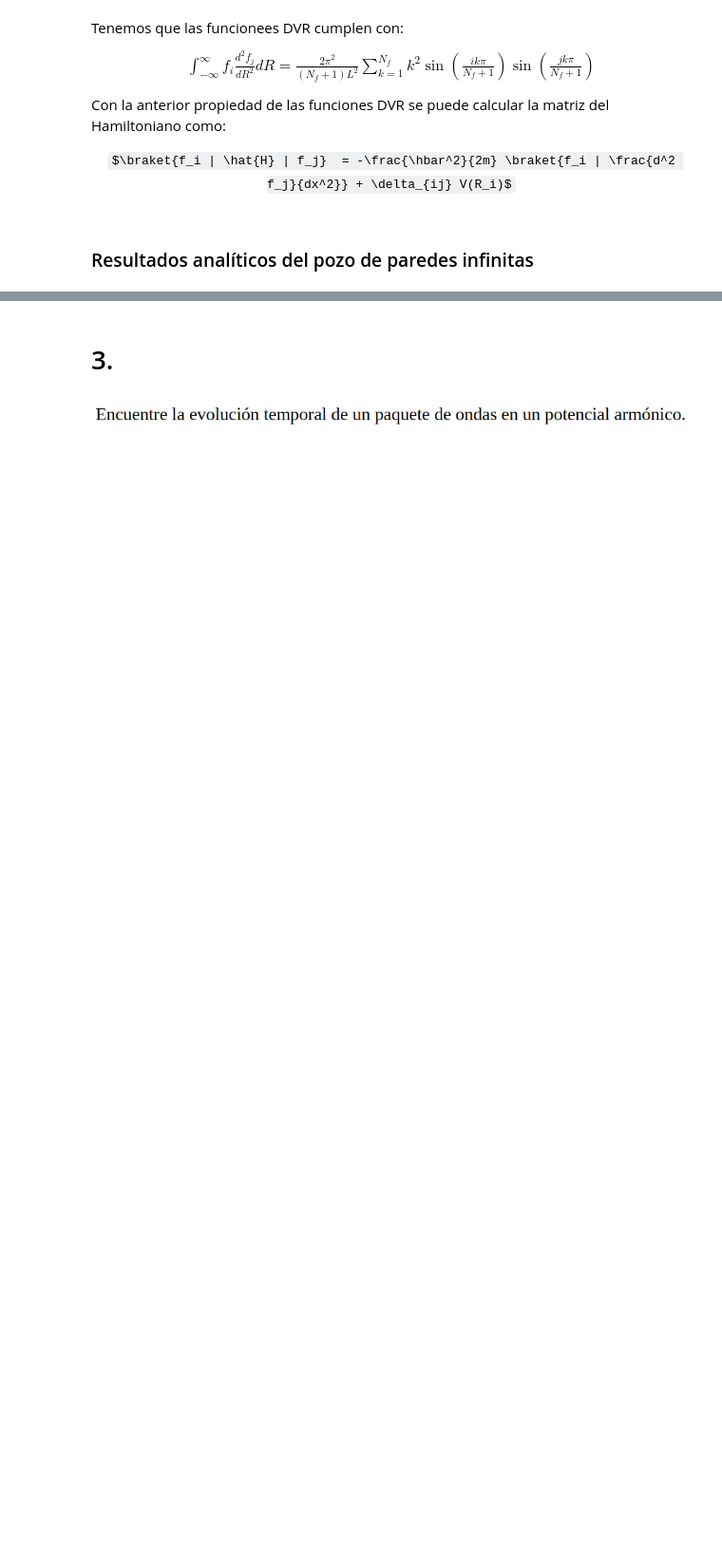
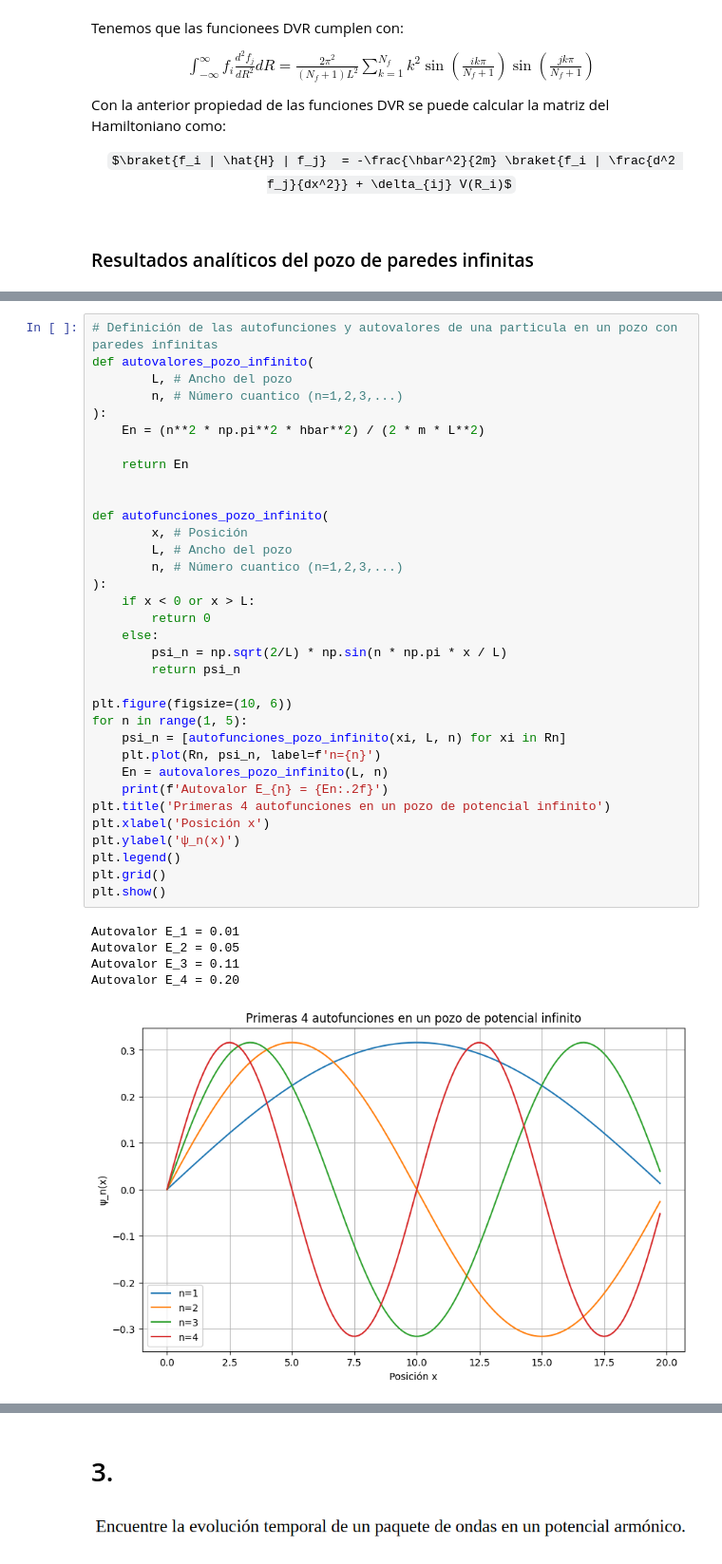
Before and after one commit to SamHuRo/mecanica-cuantica-avanzada, a Jupyter notebook: Tareas/Tarea_03/Tarea_03-Samuel-Huertas.ipynb, the cells around one changed output, grey strips where cells are left out. Shown at 95% size. Saved outputs shown, nothing was run; the diff lists cells and outputs as text; some formulas as TeX source; blank space fills up the shorter version.

```diff
--- a/Tareas/Tarea_03/Tarea_03-Samuel-Huertas.ipynb
+++ b/Tareas/Tarea_03/Tarea_03-Samuel-Huertas.ipynb
@@ -435,0 +481,40 @@ $\braket{f_i | \hat{H} | f_j}  = -\frac{\hbar^2}{2m} \braket{f_i | \frac{d^2 f_j
+# %%
+# Definición de las autofunciones y autovalores de una particula en un pozo con paredes infinitas
+def autovalores_pozo_infinito(
+        L, # Ancho del pozo
+        n, # Número cuantico (n=1,2,3,...)
+):
+    En = (n**2 * np.pi**2 * hbar**2) / (2 * m * L**2)
+
+    return En
+
+
+def autofunciones_pozo_infinito(
+        x, # Posición
+        L, # Ancho del pozo
+        n, # Número cuantico (n=1,2,3,...)
+):
+    if x < 0 or x > L:
+        return 0
+    else:
+        psi_n = np.sqrt(2/L) * np.sin(n * np.pi * x / L)
+        return psi_n
+
+plt.figure(figsize=(10, 6))
+for n in range(1, 5):
+    psi_n = [autofunciones_pozo_infinito(xi, L, n) for xi in Rn]
+    plt.plot(Rn, psi_n, label=f'n={n}')
+    En = autovalores_pozo_infinito(L, n)
+    print(f'Autovalor E_{n} = {En:.2f}')
+plt.title('Primeras 4 autofunciones en un pozo de potencial infinito')
+plt.xlabel('Posición x')
+plt.ylabel('ψ_n(x)')
+plt.legend()
+plt.grid()
+plt.show()
+# %% [output]
+Autovalor E_1 = 0.01
+Autovalor E_2 = 0.05
+Autovalor E_3 = 0.11
+Autovalor E_4 = 0.20
+[figure, added]
```
Also changed, not shown: parts of 29 cells of this notebook.
